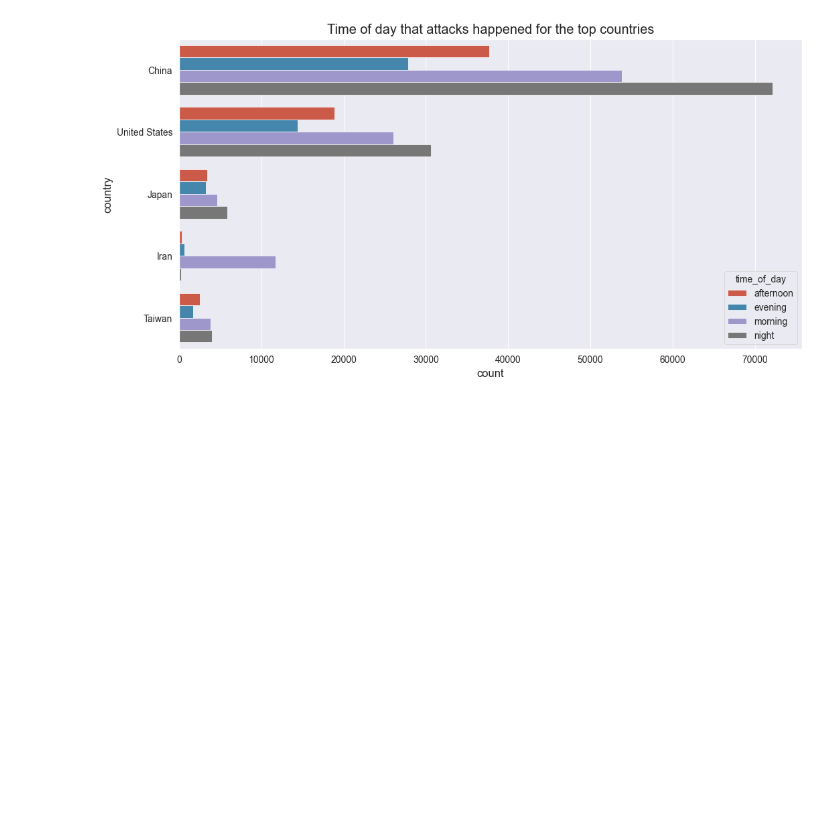
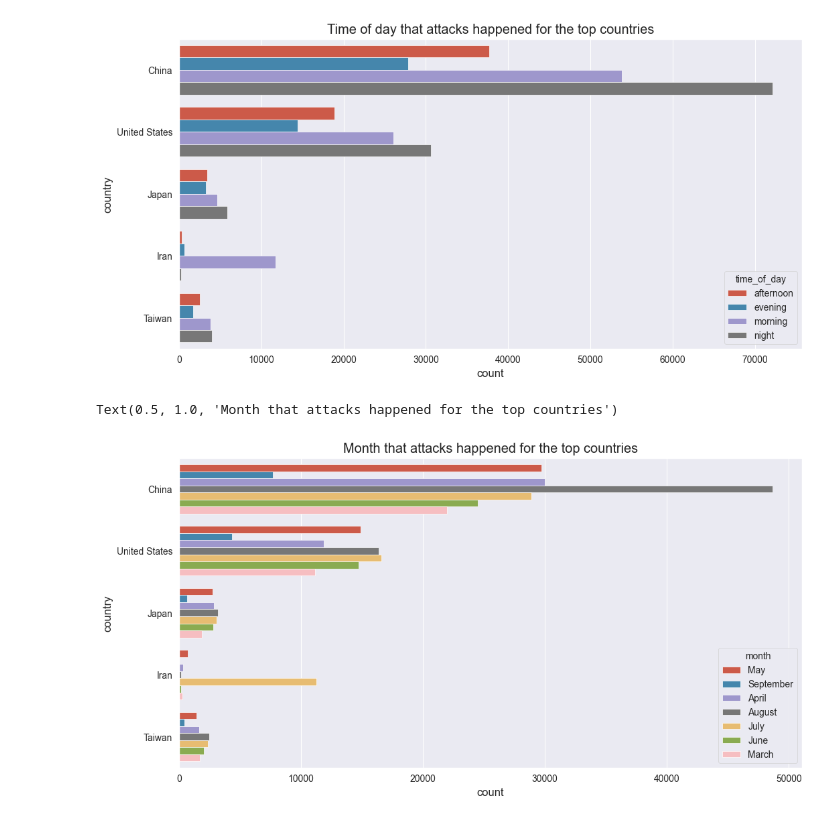
Before and after one commit to RamonM1/Cybersecurity-Intrusion-Analysis, a Jupyter notebook: 01-EDA.ipynb, the cells around one changed output. Drawn from its saved outputs; the diff is of its cells as text; code cells hidden in the pictures; blank space fills up the shorter version.

Commit message:
add: group by month

```diff
--- a/01-EDA.ipynb
+++ b/01-EDA.ipynb
@@ -130,3 +131,21 @@ plt.title('Time of day that attacks happened for the top countries')
 # %% [output]
 Text(0.5, 1.0, 'Time of day that attacks happened for the top countries')
 [figure]
+# %%
+# group by month and country
+
+df['month'] = pd.to_datetime(df.datetime).dt.month_name()
+
+grouped = df.groupby(['country', 'month']).size().reset_index(name='count')
+
+# plot the grouped data
+
+plt.figure(figsize=(12, 6))
+
+sns.barplot(x='count', y='country', hue='month', data=grouped, order=top_countries)
+
+# set title and labels
+plt.title('Month that attacks happened for the top countries')
+# %% [output]
+Text(0.5, 1.0, 'Month that attacks happened for the top countries')
+[figure, added]
```
Also changed, not shown: parts of 1 cell of this notebook.
